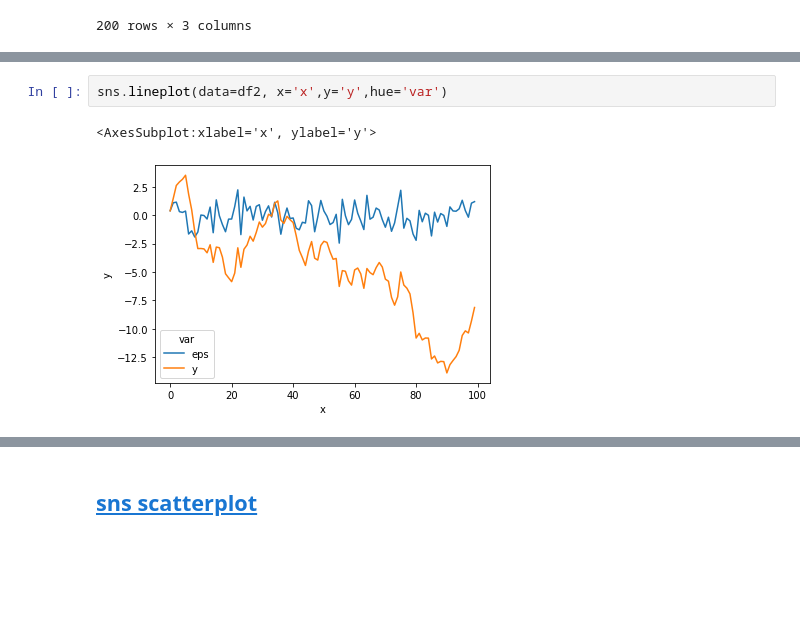
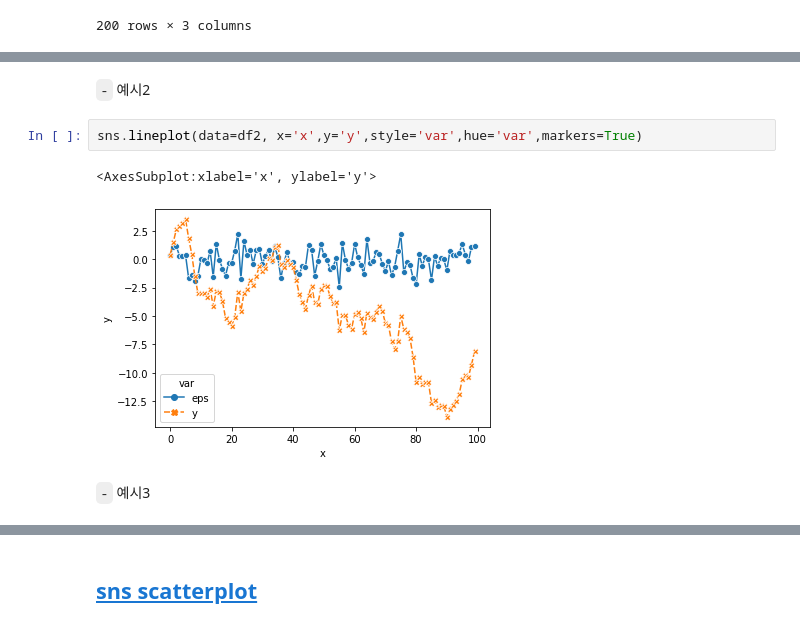
Before and after one commit to guebin/DV2022_backup, a Jupyter notebook: _notebooks/draft.ipynb, the cells around one changed output, grey strips where cells are left out. Drawn from its saved outputs; the diff is of its cells as text; blank space fills up the shorter version.

```diff
--- a/_notebooks/draft.ipynb
+++ b/_notebooks/draft.ipynb
@@ -331,5 +394,9 @@ df2
+# %% [markdown]
+`-` 예시2
 # %%
-sns.lineplot(data=df2, x='x',y='y',hue='var')
+sns.lineplot(data=df2, x='x',y='y',style='var',hue='var',markers=True)
 # %% [output]
 <AxesSubplot:xlabel='x', ylabel='y'>
-[figure, old version]
+[figure, new version]
+# %% [markdown]
+`-` 예시3
```
Also changed, not shown: parts of 57 cells of this notebook.
